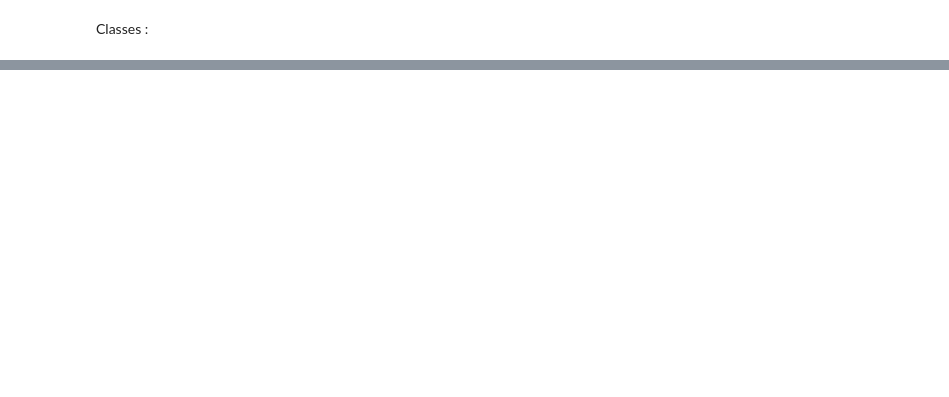
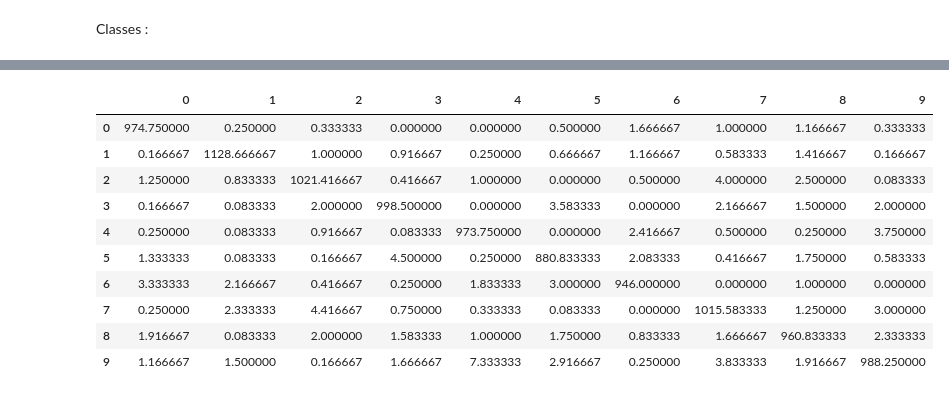
Before and after one commit to big-gic/CNN_Hekzam, a Jupyter notebook: API.ipynb, the cells around one changed output, grey strips where cells are left out. Drawn from its saved outputs; the diff is of its cells as text; code cells hidden in the pictures; blank space fills up the shorter version.

```diff
--- a/API.ipynb
+++ b/API.ipynb
@@ -550,0 +652,13 @@ net_names = ["network3", "CNN_with_BN", "dropout_simple_CNN", "dropout_lenet5",
+# %%
+def update_json(exp_dict):
+    for net_name in net_names:
+        exp = exp_dict[net_name]
+        df = pd.read_json("created_files/"+ exp.conf["net_name"]+".json")
+        print("before :")
+        print(df)
+        for key, value in exp.results.items():
+            df[key] = None
+            df.at[0, key] = value
+            print(net_name+" : "+key+" : ")
+            print(df.at[0, key])
+        df.to_json("created_files/"+ exp.conf["net_name"]+".json")
@@ -550,0 +688,2 @@ net_names = ["network3", "CNN_with_BN", "dropout_simple_CNN", "dropout_lenet5",
+# %%
+update_json(exp_dict)
@@ -604,0 +758,5 @@ Finished Testing on 10000 samples
+# %%
+sum = exp_dict[net_names[0]].results["confusion_matrix"]
+for i in range(1, len(net_names)):
+    sum += exp_dict[net_names[i]].results["confusion_matrix"]
+matrix = sum/len(net_names)
@@ -604,0 +783,16 @@ Finished Testing on 10000 samples
+# %%
+df_cm = pd.DataFrame(matrix, index=[0,1,2,3,4,5,6,7,8,9], columns=[0,1,2,3,4,5,6,7,8,9])
+# %%
+df_cm
+# %% [output]
+|  | 0 | 1 | 2 | 3 | 4 | 5 | 6 | 7 | 8 | 9 |
+| 0 | 974.750000 | 0.250000 | 0.333333 | 0.000000 | 0.000000 | 0.500000 | 1.666667 | 1.000000 | 1.166667 | 0.333333 |
+| 1 | 0.166667 | 1128.666667 | 1.000000 | 0.916667 | 0.250000 | 0.666667 | 1.166667 | 0.583333 | 1.416667 | 0.166667 |
+| 2 | 1.250000 | 0.833333 | 1021.416667 | 0.416667 | 1.000000 | 0.000000 | 0.500000 | 4.000000 | 2.500000 | 0.083333 |
+| 3 | 0.166667 | 0.083333 | 2.000000 | 998.500000 | 0.000000 | 3.583333 | 0.000000 | 2.166667 | 1.500000 | 2.000000 |
+| 4 | 0.250000 | 0.083333 | 0.916667 | 0.083333 | 973.750000 | 0.000000 | 2.416667 | 0.500000 | 0.250000 | 3.750000 |
+| 5 | 1.333333 | 0.083333 | 0.166667 | 4.500000 | 0.250000 | 880.833333 | 2.083333 | 0.416667 | 1.750000 | 0.583333 |
+| 6 | 3.333333 | 2.166667 | 0.416667 | 0.250000 | 1.833333 | 3.000000 | 946.000000 | 0.000000 | 1.000000 | 0.000000 |
+| 7 | 0.250000 | 2.333333 | 4.416667 | 0.750000 | 0.333333 | 0.083333 | 0.000000 | 1015.583333 | 1.250000 | 3.000000 |
+| 8 | 1.916667 | 0.083333 | 2.000000 | 1.583333 | 1.000000 | 1.750000 | 0.833333 | 1.666667 | 960.833333 | 2.333333 |
+| 9 | 1.166667 | 1.500000 | 0.166667 | 1.666667 | 7.333333 | 2.916667 | 0.250000 | 3.833333 | 1.916667 | 988.250000 |
```
Also changed, not shown: parts of 38 cells of this notebook, 18 other files.
